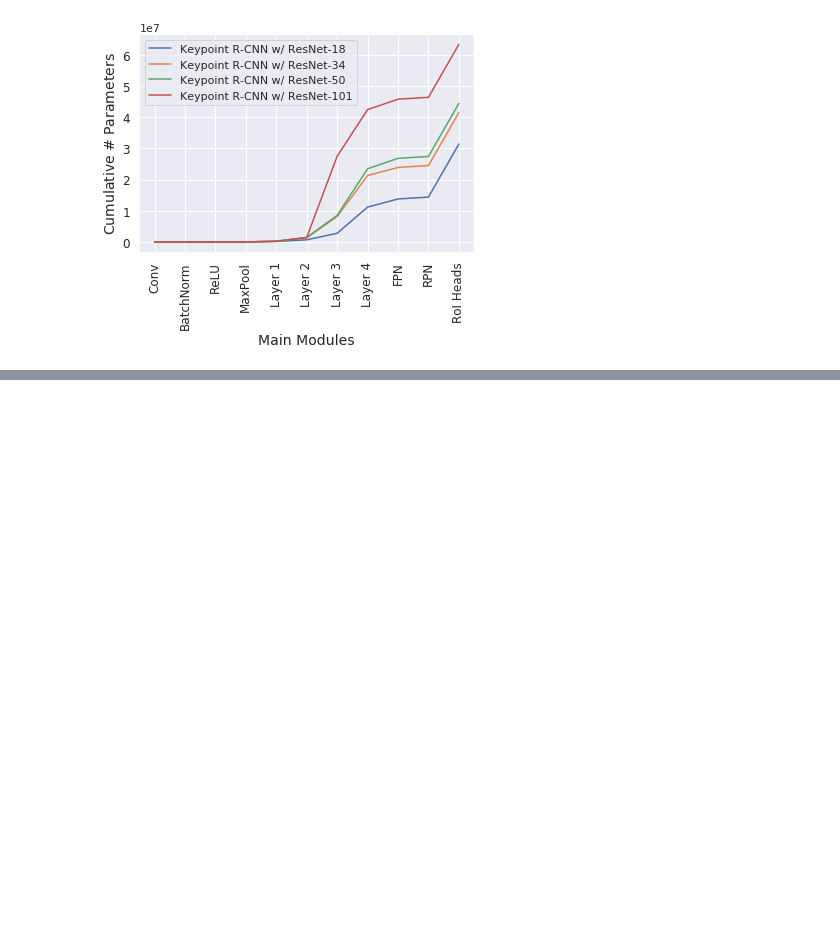
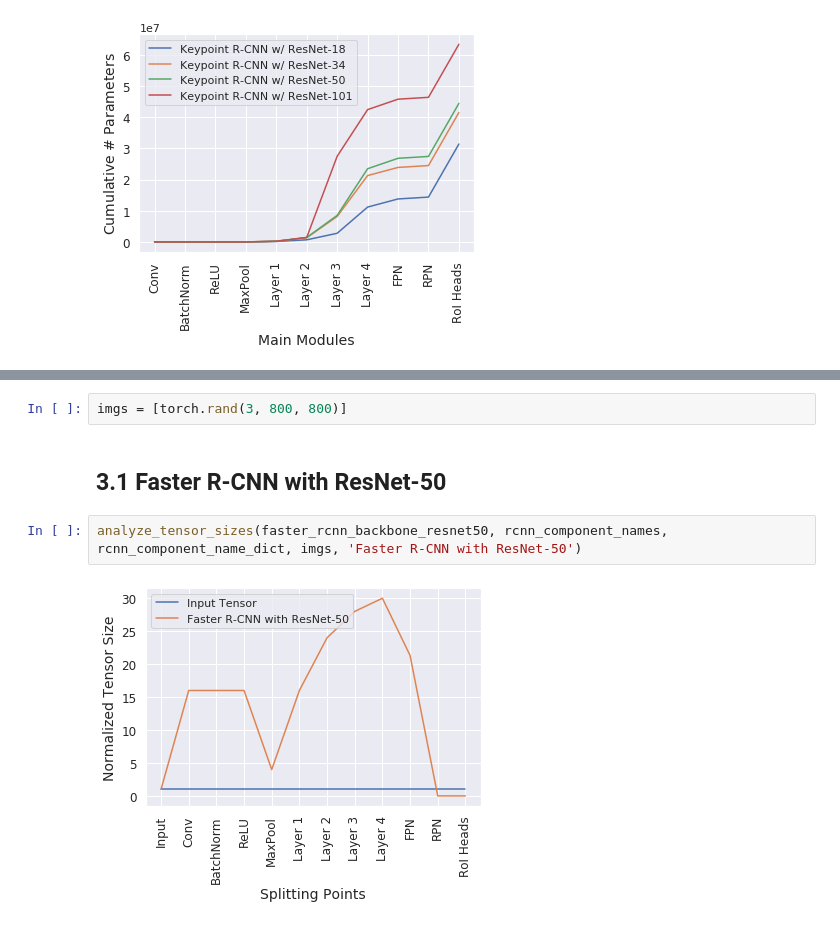
Before and after one commit to yoshitomo-matsubara/hnd-ghnd-object-detectors, a Jupyter notebook: src/complexity_analyzer.ipynb, the cells around one changed output, grey strips where cells are left out. Drawn from its saved outputs; the diff is of its cells as text; blank space fills up the shorter version.

Commit message:
added temspr size analysis

```diff
--- a/src/complexity_analyzer.ipynb
+++ b/src/complexity_analyzer.ipynb
@@ -175,0 +289,8 @@ analyze_models(mask_rcnns, rcnn_component_names, ['Keypoint R-CNN w/ ResNet-18',
+# %%
+imgs = [torch.rand(3, 800, 800)]
+# %% [markdown]
+## 3.1 Faster R-CNN with ResNet-50
+# %%
+analyze_tensor_sizes(faster_rcnn_backbone_resnet50, rcnn_component_names, rcnn_component_name_dict, imgs, 'Faster R-CNN with ResNet-50')
+# %% [output]
+[figure, added]
```
Also changed, not shown: parts of 8 cells of this notebook.
